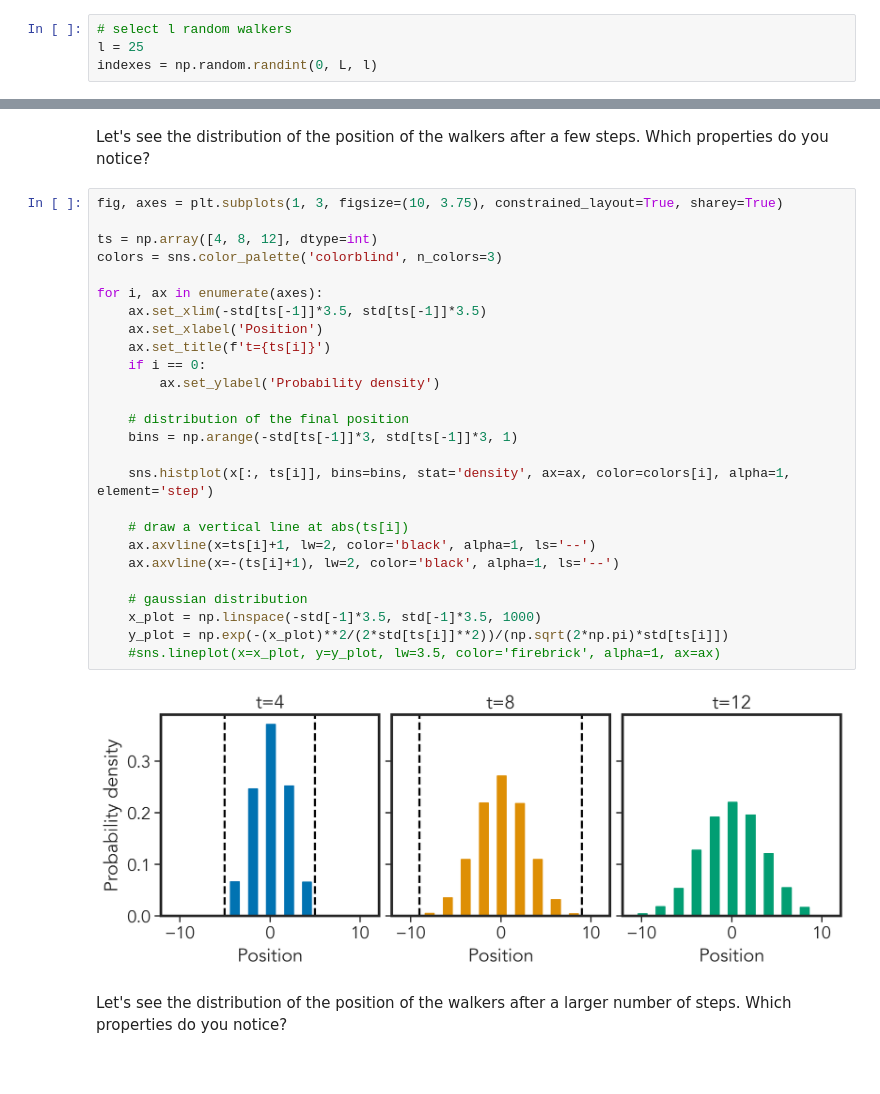
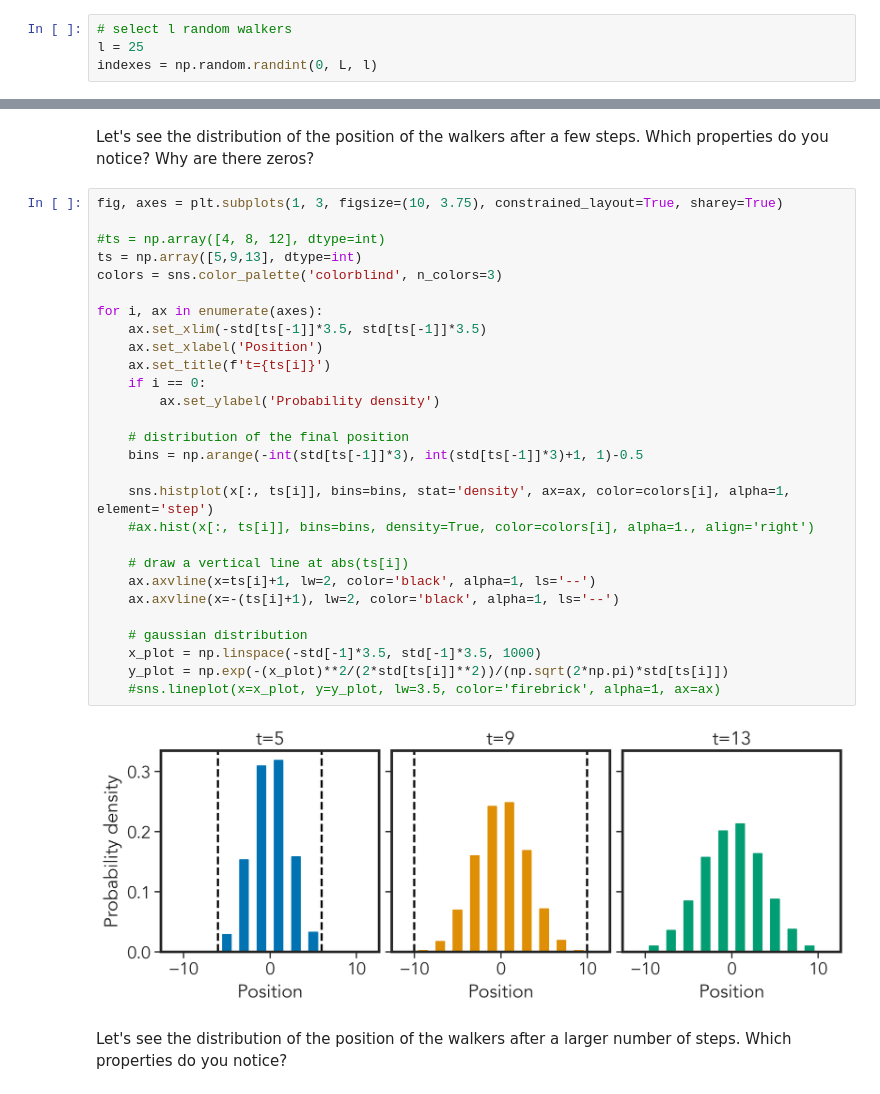
Before and after one commit to epigani/ModTF2324, a Jupyter notebook: code/ModTF_01.ipynb, the cells around one changed output, grey strips where cells are left out. Drawn from its saved outputs; the diff is of its cells as text.

```diff
--- a/code/ModTF_01.ipynb
+++ b/code/ModTF_01.ipynb
@@ -109,34 +109,36 @@ plt.show()
 # %% [markdown]
 Let's see the distribution of the position of the walkers after a few steps.
-Which properties do you notice?
+Which properties do you notice? Why are there zeros?
 # %%
 fig, axes = plt.subplots(1, 3, figsize=(10, 3.75), constrained_layout=True, sharey=True)
 
-ts = np.array([4, 8, 12], dtype=int)
+#ts = np.array([4, 8, 12], dtype=int)
+ts = np.array([5,9,13], dtype=int)
 colors = sns.color_palette('colorblind', n_colors=3)
 
 for i, ax in enumerate(axes):
     ax.set_xlim(-std[ts[-1]]*3.5, std[ts[-1]]*3.5)
     ax.set_xlabel('Position')
     ax.set_title(f't={ts[i]}')
     if i == 0:
         ax.set_ylabel('Probability density')
 
     # distribution of the final position
-    bins = np.arange(-std[ts[-1]]*3, std[ts[-1]]*3, 1)
+    bins = np.arange(-int(std[ts[-1]]*3), int(std[ts[-1]]*3)+1, 1)-0.5
 
     sns.histplot(x[:, ts[i]], bins=bins, stat='density', ax=ax, color=colors[i], alpha=1, element='step')
+    #ax.hist(x[:, ts[i]], bins=bins, density=True, color=colors[i], alpha=1., align='right')
 
     # draw a vertical line at abs(ts[i])
     ax.axvline(x=ts[i]+1, lw=2, color='black', alpha=1, ls='--')
     ax.axvline(x=-(ts[i]+1), lw=2, color='black', alpha=1, ls='--')
 
     # gaussian distribution
     x_plot = np.linspace(-std[-1]*3.5, std[-1]*3.5, 1000)
     y_plot = np.exp(-(x_plot)**2/(2*std[ts[i]]**2))/(np.sqrt(2*np.pi)*std[ts[i]])
     #sns.lineplot(x=x_plot, y=y_plot, lw=3.5, color='firebrick', alpha=1, ax=ax)
 # %% [output]
-[figure, old version]
+[figure, new version]
 # %% [markdown]
 Let's see the distribution of the position of the walkers after a larger number of steps.
 Which properties do you notice?
```
Also changed, not shown: parts of 8 cells of this notebook.
